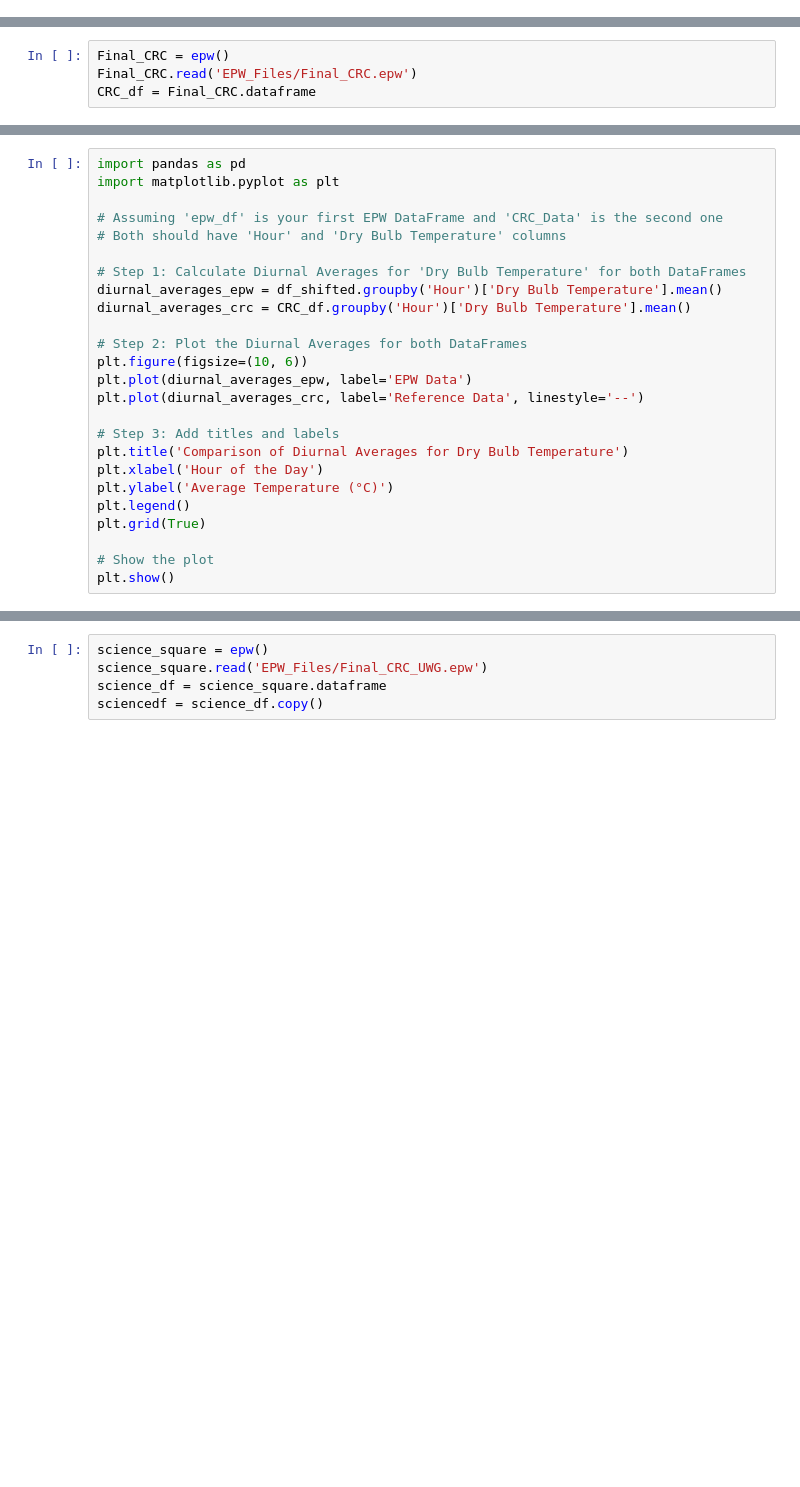
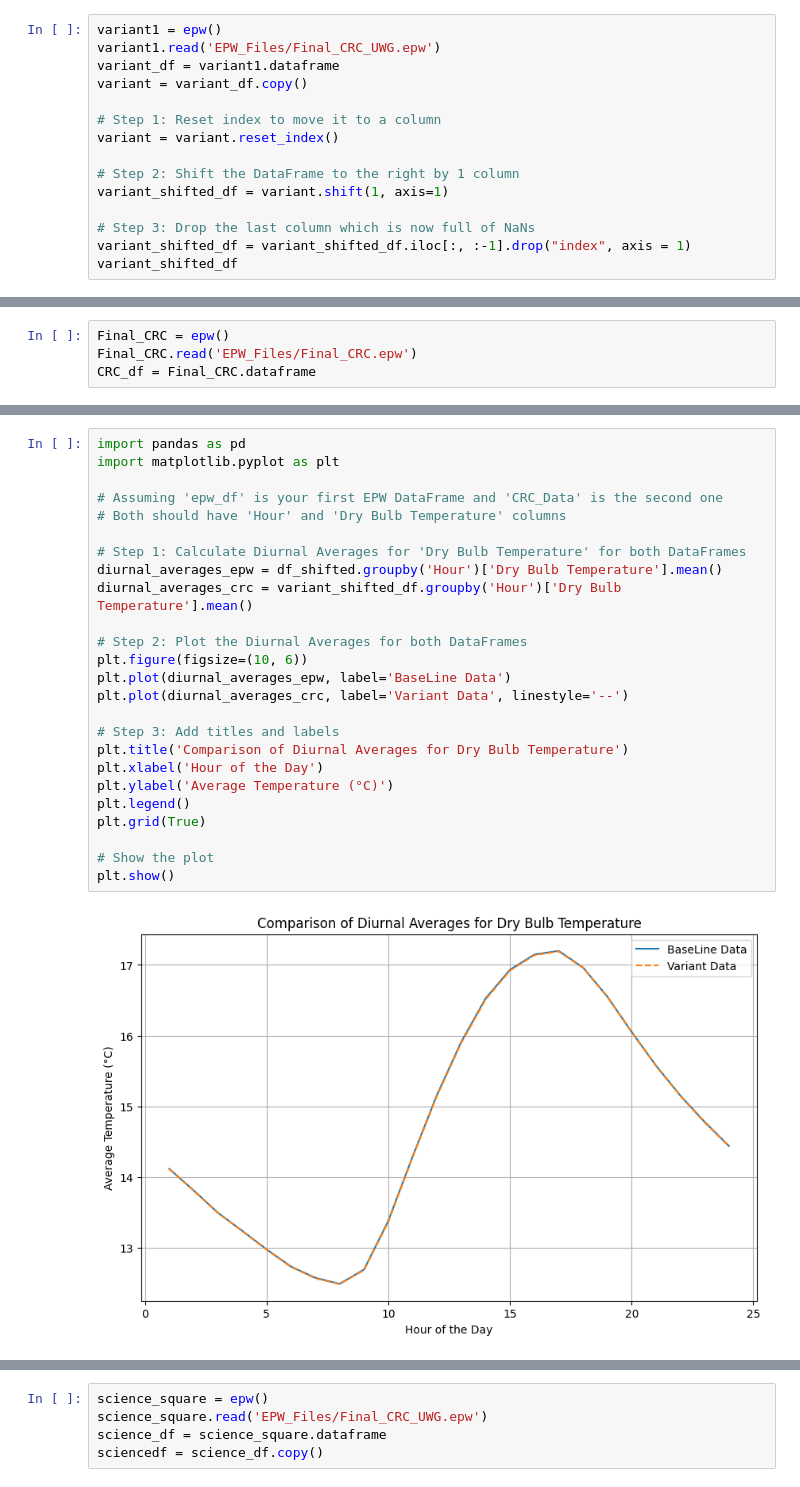
Before and after one commit to SustainableUrbanSystemsLab/CP-GNI2024-UWG, a Jupyter notebook: epw_creation.ipynb, the cells around one changed output, grey strips where cells are left out. Drawn from its saved outputs; the diff is of its cells as text; blank space fills up the shorter version.

```diff
--- a/epw_creation.ipynb
+++ b/epw_creation.ipynb
@@ -177,0 +266,15 @@ model.write_epw()
+# %%
+variant1 = epw()
+variant1.read('EPW_Files/Final_CRC_UWG.epw')
+variant_df = variant1.dataframe
+variant = variant_df.copy()
+
+# Step 1: Reset index to move it to a column
+variant = variant.reset_index()
+
+# Step 2: Shift the DataFrame to the right by 1 column
+variant_shifted_df = variant.shift(1, axis=1)
+
+# Step 3: Drop the last column which is now full of NaNs
+variant_shifted_df = variant_shifted_df.iloc[:, :-1].drop("index", axis = 1)
+variant_shifted_df
@@ -235,27 +356,29 @@ CRC_df
 # %%
 import pandas as pd
 import matplotlib.pyplot as plt
 
 # Assuming 'epw_df' is your first EPW DataFrame and 'CRC_Data' is the second one
 # Both should have 'Hour' and 'Dry Bulb Temperature' columns
 
 # Step 1: Calculate Diurnal Averages for 'Dry Bulb Temperature' for both DataFrames
 diurnal_averages_epw = df_shifted.groupby('Hour')['Dry Bulb Temperature'].mean()
-diurnal_averages_crc = CRC_df.groupby('Hour')['Dry Bulb Temperature'].mean()
+diurnal_averages_crc = variant_shifted_df.groupby('Hour')['Dry Bulb Temperature'].mean()
 
 # Step 2: Plot the Diurnal Averages for both DataFrames
 plt.figure(figsize=(10, 6))
-plt.plot(diurnal_averages_epw, label='EPW Data')
-plt.plot(diurnal_averages_crc, label='Reference Data', linestyle='--')
+plt.plot(diurnal_averages_epw, label='BaseLine Data')
+plt.plot(diurnal_averages_crc, label='Variant Data', linestyle='--')
 
 # Step 3: Add titles and labels
 plt.title('Comparison of Diurnal Averages for Dry Bulb Temperature')
 plt.xlabel('Hour of the Day')
 plt.ylabel('Average Temperature (°C)')
 plt.legend()
 plt.grid(True)
 
 # Show the plot
 plt.show()
+# %% [output]
+[figure, added]
 # %%
 diurnal_averages_simulated = df_shifted.groupby('Hour')['Dry Bulb Temperature'].mean()
```
Also changed, not shown: parts of 27 cells of this notebook, 4 other files.
